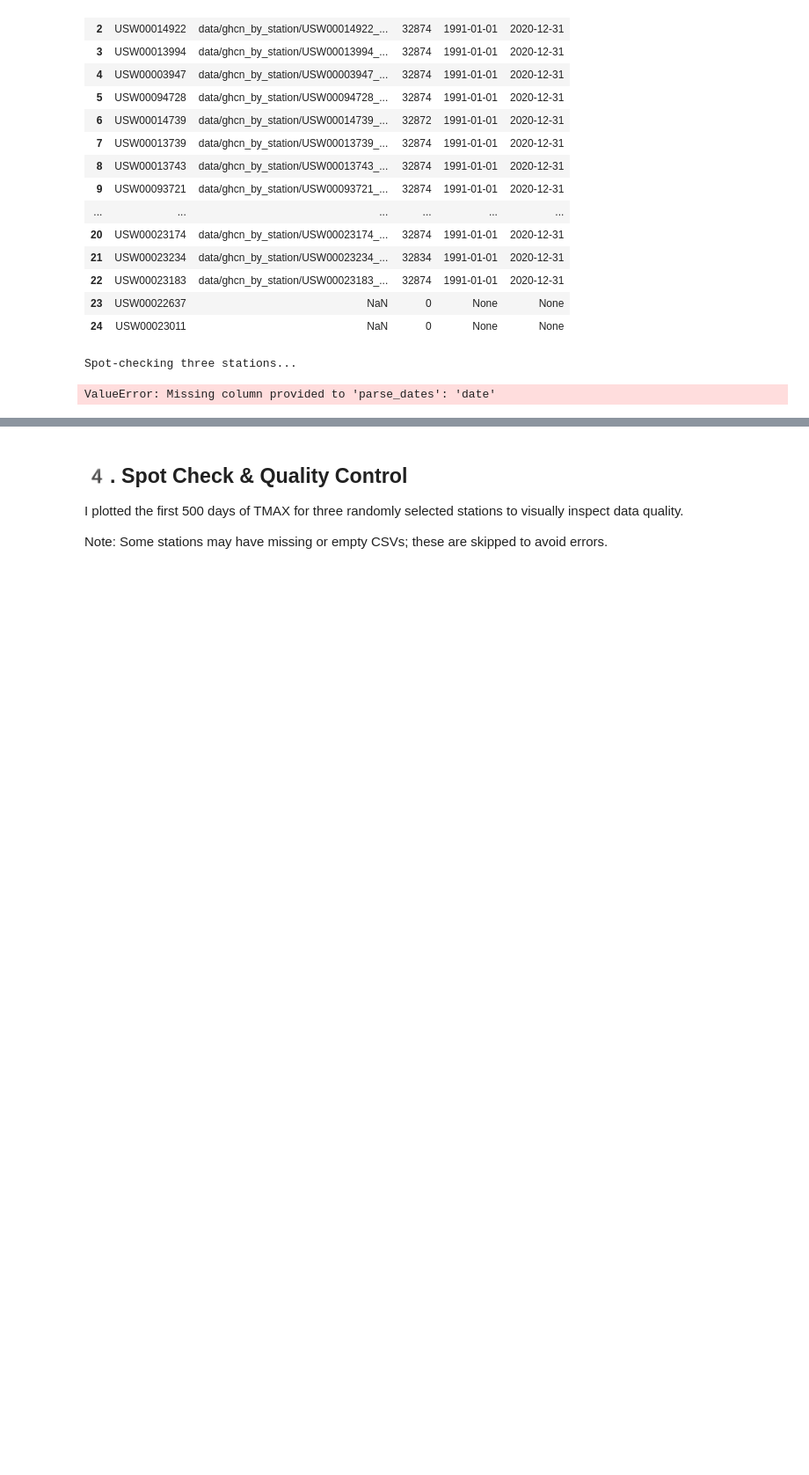
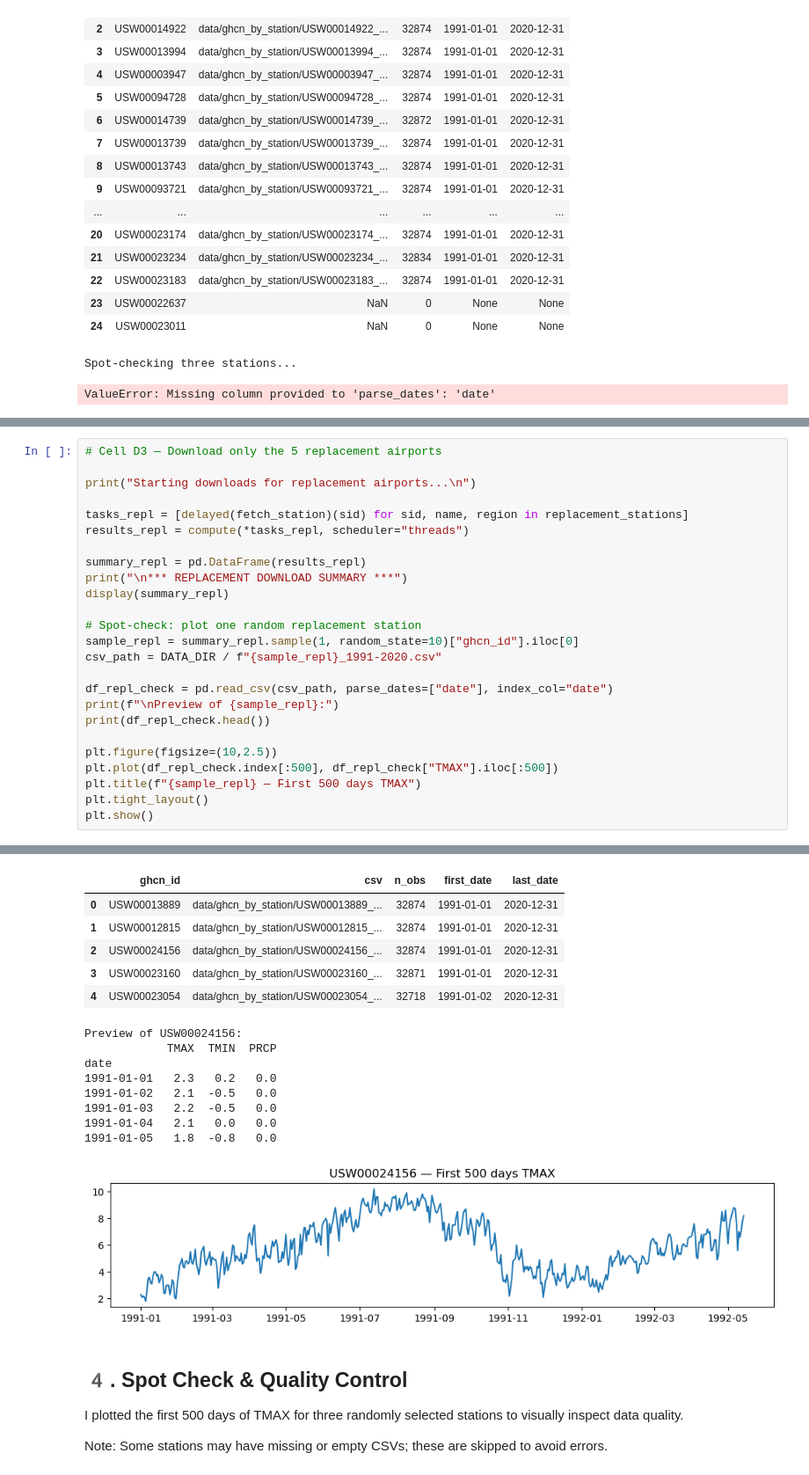
Before and after one commit to njm12-code/ATMS-523-Module-8-Project, a Jupyter notebook: Module_8_HW_Submission.ipynb, the cells around one changed output, grey strips where cells are left out. Shown: that part at 88% size. Drawn from its saved outputs; the diff is of its cells as text; blank space fills up the shorter version.

```diff
--- a/Module_8_HW_Submission.ipynb
+++ b/Module_8_HW_Submission.ipynb
@@ -319,0 +467,26 @@ ValueError: Missing column provided to 'parse_dates': 'date'
+# %%
+# Cell D3 — Download only the 5 replacement airports
+
+print("Starting downloads for replacement airports...\n")
+
+tasks_repl = [delayed(fetch_station)(sid) for sid, name, region in replacement_stations]
+results_repl = compute(*tasks_repl, scheduler="threads")
+
+summary_repl = pd.DataFrame(results_repl)
+print("\n*** REPLACEMENT DOWNLOAD SUMMARY ***")
+display(summary_repl)
+
+# Spot-check: plot one random replacement station
+sample_repl = summary_repl.sample(1, random_state=10)["ghcn_id"].iloc[0]
+csv_path = DATA_DIR / f"{sample_repl}_1991-2020.csv"
+
+df_repl_check = pd.read_csv(csv_path, parse_dates=["date"], index_col="date")
+print(f"\nPreview of {sample_repl}:")
+print(df_repl_check.head())
+
+plt.figure(figsize=(10,2.5))
+plt.plot(df_repl_check.index[:500], df_repl_check["TMAX"].iloc[:500])
+plt.title(f"{sample_repl} — First 500 days TMAX")
+plt.tight_layout()
+plt.show()
+# %% [output]
@@ -320,3 +510,18 @@ ValueError: Missing column provided to 'parse_dates': 'date'
+|  | ghcn_id | csv | n_obs | first_date | last_date |
+| 0 | USW00013889 | data/ghcn_by_station/USW00013889_... | 32874 | 1991-01-01 | 2020-12-31 |
+| 1 | USW00012815 | data/ghcn_by_station/USW00012815_... | 32874 | 1991-01-01 | 2020-12-31 |
+| 2 | USW00024156 | data/ghcn_by_station/USW00024156_... | 32874 | 1991-01-01 | 2020-12-31 |
+| 3 | USW00023160 | data/ghcn_by_station/USW00023160_... | 32871 | 1991-01-01 | 2020-12-31 |
+| 4 | USW00023054 | data/ghcn_by_station/USW00023054_... | 32718 | 1991-01-02 | 2020-12-31 |
+Preview of USW00024156:
+            TMAX  TMIN  PRCP
+date
+1991-01-01   2.3   0.2   0.0
+1991-01-02   2.1  -0.5   0.0
+1991-01-03   2.2  -0.5   0.0
+1991-01-04   2.1   0.0   0.0
+1991-01-05   1.8  -0.8   0.0
+[figure, added]
 # %% [markdown]
 ## 4️. Spot Check & Quality Control
 
```
Also changed, not shown: parts of 20 cells of this notebook.
